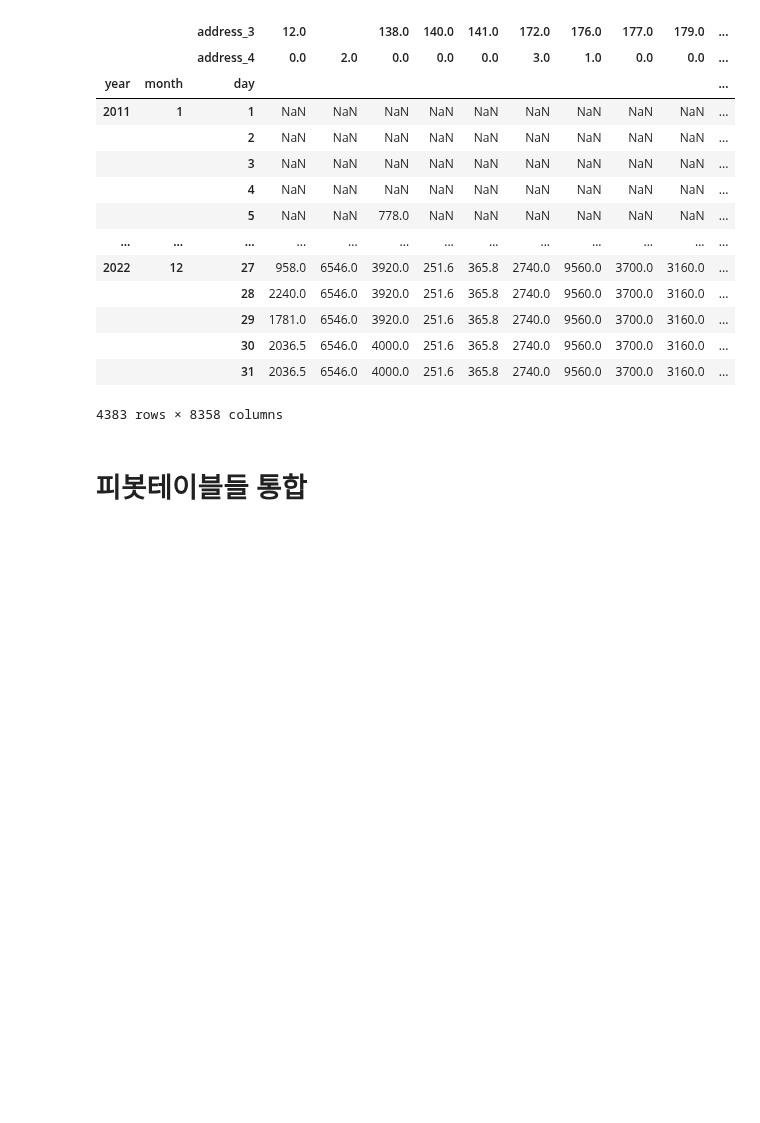
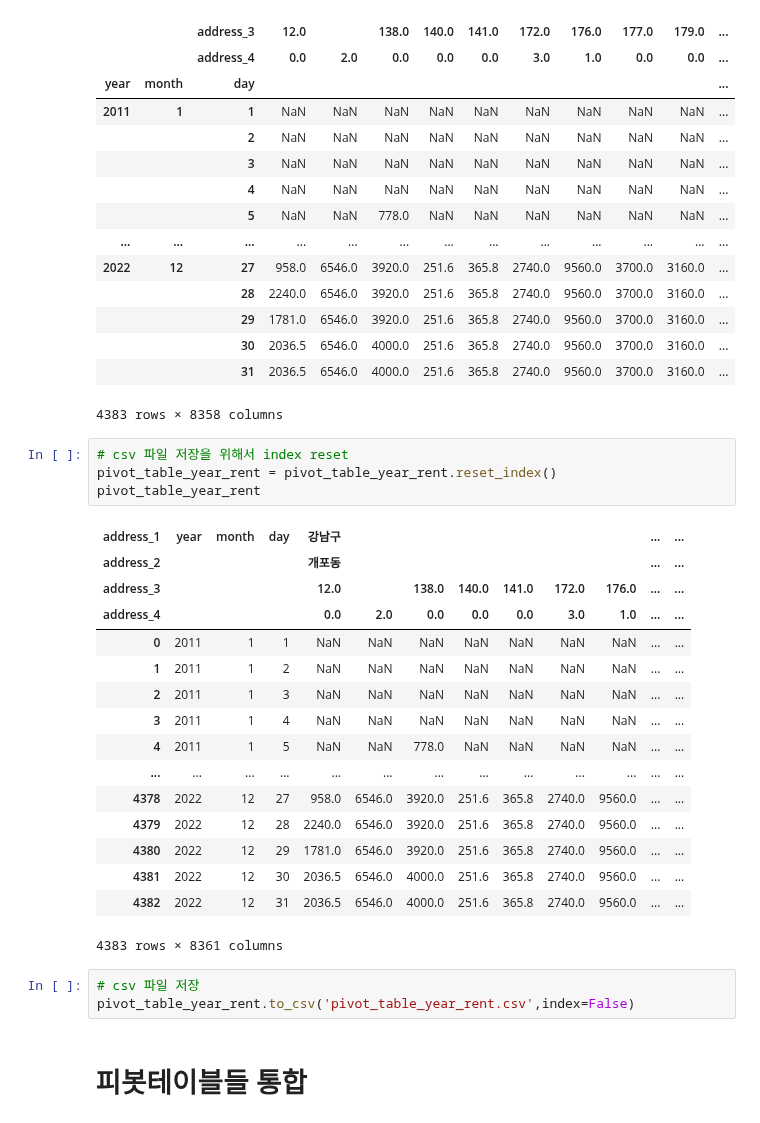
Before and after one commit to Ryong1998/house_price, a Jupyter notebook: handling_final_data.ipynb, the cells around one changed output. Saved outputs shown, nothing was run; the diff lists cells and outputs as text; blank space fills up the shorter version.

```diff
--- a/handling_final_data.ipynb
+++ b/handling_final_data.ipynb
@@ -445,5 +523,29 @@ pivot_table_year_rent
 |  |  | 30 | 2036.5 | 6546.0 | 4000.0 | 251.6 | 365.8 | 2740.0 | 9560.0 | 3700.0 | 3160.0 | ... |
 |  |  | 31 | 2036.5 | 6546.0 | 4000.0 | 251.6 | 365.8 | 2740.0 | 9560.0 | 3700.0 | 3160.0 | ... |
 4383 rows × 8358 columns
+# %%
+# csv 파일 저장을 위해서 index reset
+pivot_table_year_rent = pivot_table_year_rent.reset_index()
+pivot_table_year_rent
+# %% [output]
+| address_1 | year | month | day | 강남구 |  |  |  |  |  |  | ... | ... |
+| address_2 |  |  |  | 개포동 |  |  |  |  |  |  | ... | ... |
+| address_3 |  |  |  | 12.0 |  | 138.0 | 140.0 | 141.0 | 172.0 | 176.0 | ... | ... |
+| address_4 |  |  |  | 0.0 | 2.0 | 0.0 | 0.0 | 0.0 | 3.0 | 1.0 | ... | ... |
+| 0 | 2011 | 1 | 1 | NaN | NaN | NaN | NaN | NaN | NaN | NaN | ... | ... |
+| 1 | 2011 | 1 | 2 | NaN | NaN | NaN | NaN | NaN | NaN | NaN | ... | ... |
+| 2 | 2011 | 1 | 3 | NaN | NaN | NaN | NaN | NaN | NaN | NaN | ... | ... |
+| 3 | 2011 | 1 | 4 | NaN | NaN | NaN | NaN | NaN | NaN | NaN | ... | ... |
+| 4 | 2011 | 1 | 5 | NaN | NaN | 778.0 | NaN | NaN | NaN | NaN | ... | ... |
+| ... | ... | ... | ... | ... | ... | ... | ... | ... | ... | ... | ... | ... |
+| 4378 | 2022 | 12 | 27 | 958.0 | 6546.0 | 3920.0 | 251.6 | 365.8 | 2740.0 | 9560.0 | ... | ... |
+| 4379 | 2022 | 12 | 28 | 2240.0 | 6546.0 | 3920.0 | 251.6 | 365.8 | 2740.0 | 9560.0 | ... | ... |
+| 4380 | 2022 | 12 | 29 | 1781.0 | 6546.0 | 3920.0 | 251.6 | 365.8 | 2740.0 | 9560.0 | ... | ... |
+| 4381 | 2022 | 12 | 30 | 2036.5 | 6546.0 | 4000.0 | 251.6 | 365.8 | 2740.0 | 9560.0 | ... | ... |
+| 4382 | 2022 | 12 | 31 | 2036.5 | 6546.0 | 4000.0 | 251.6 | 365.8 | 2740.0 | 9560.0 | ... | ... |
+4383 rows × 8361 columns
+# %%
+# csv 파일 저장
+pivot_table_year_rent.to_csv('pivot_table_year_rent.csv',index=False)
 # %% [markdown]
 # 피봇테이블들 통합
```
Also changed, not shown: parts of 9 cells of this notebook.
